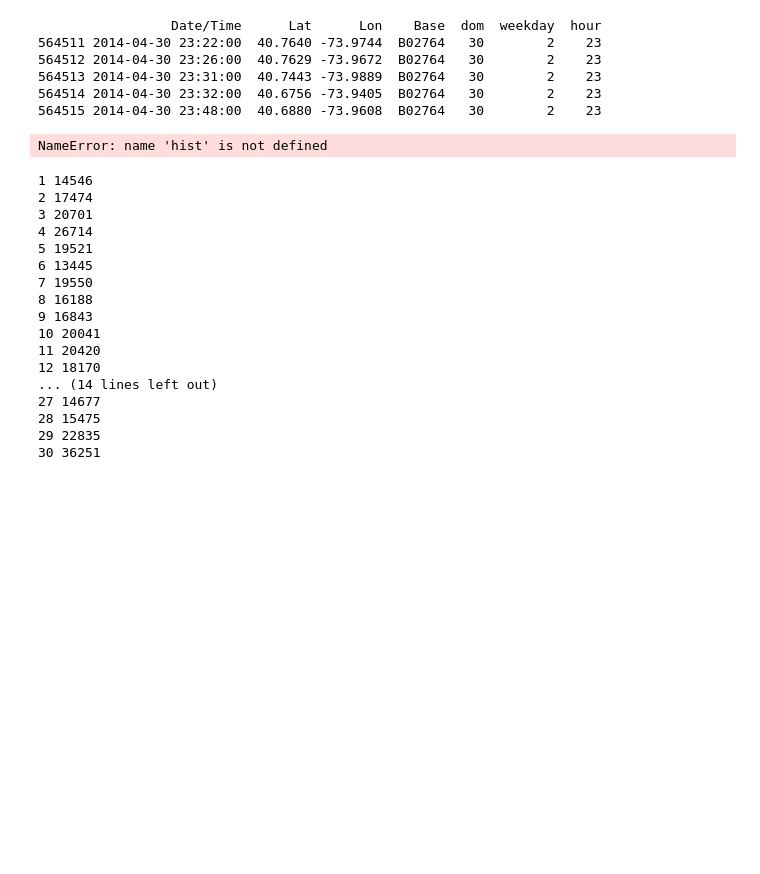
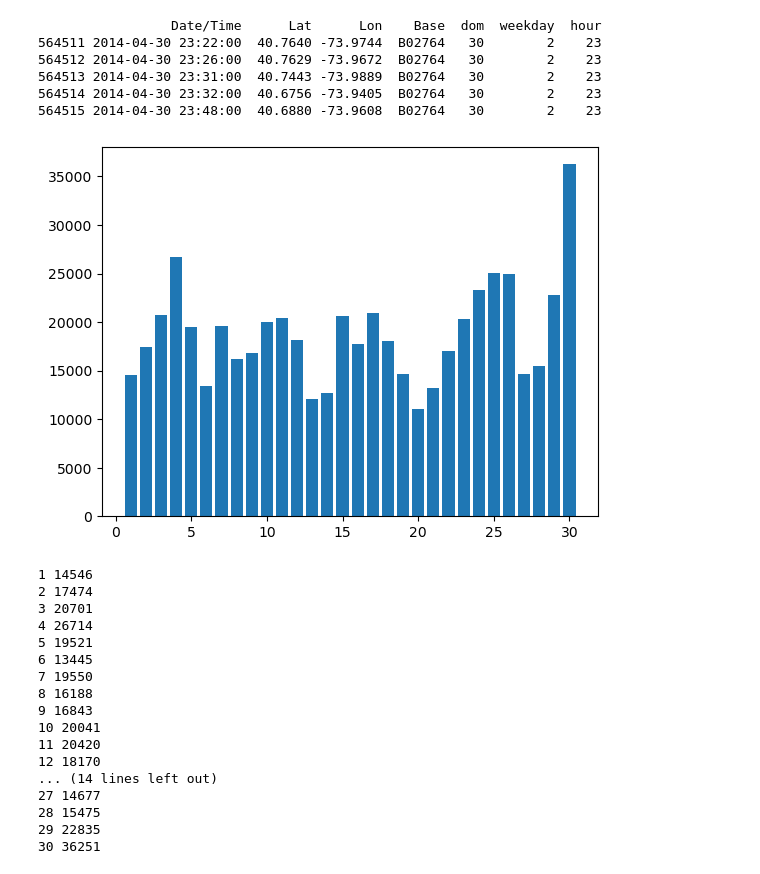
Before and after one commit to csmitty3/mle_code_alongs, a Jupyter notebook: ubertrip.ipynb, the cells around one changed output. Cells and saved outputs as stored; diff of their text form; code cells hidden in the pictures; blank space fills up the shorter version.

```diff
--- a/ubertrip.ipynb
+++ b/ubertrip.ipynb
@@ -85,12 +85,10 @@ print(data.tail())
 564514 2014-04-30 23:32:00  40.6756 -73.9405  B02764   30        2    23
 564515 2014-04-30 23:48:00  40.6880 -73.9608  B02764   30        2    23
 # %%
-hist(data.dom, bins=30, rwidth=.8, range=(0.5, 30.5))
-xlabel('day of month')
-ylabel('frequency')
-title('Frequency by Day of Month - Uber - April 2014')
+plt.hist(data.dom, bins=30, rwidth=0.8, range=(0.5, 30.5))
+plt.show()
 # %% [output]
-NameError: name 'hist' is not defined
+[figure, added]
 # %%
 for i, rows in data.groupby('dom'):
     print(i, len(rows))
```
Also changed, not shown: parts of 7 cells of this notebook.
